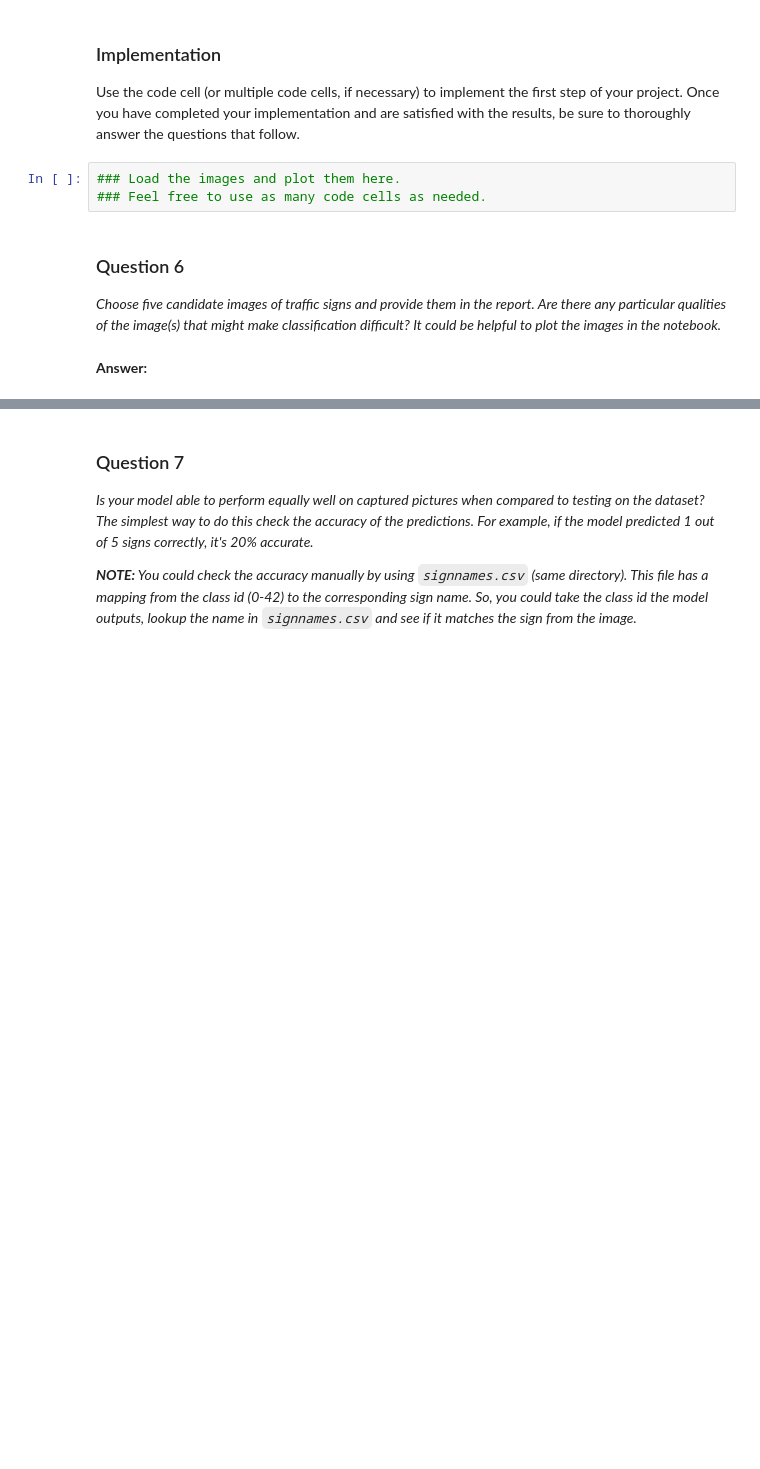
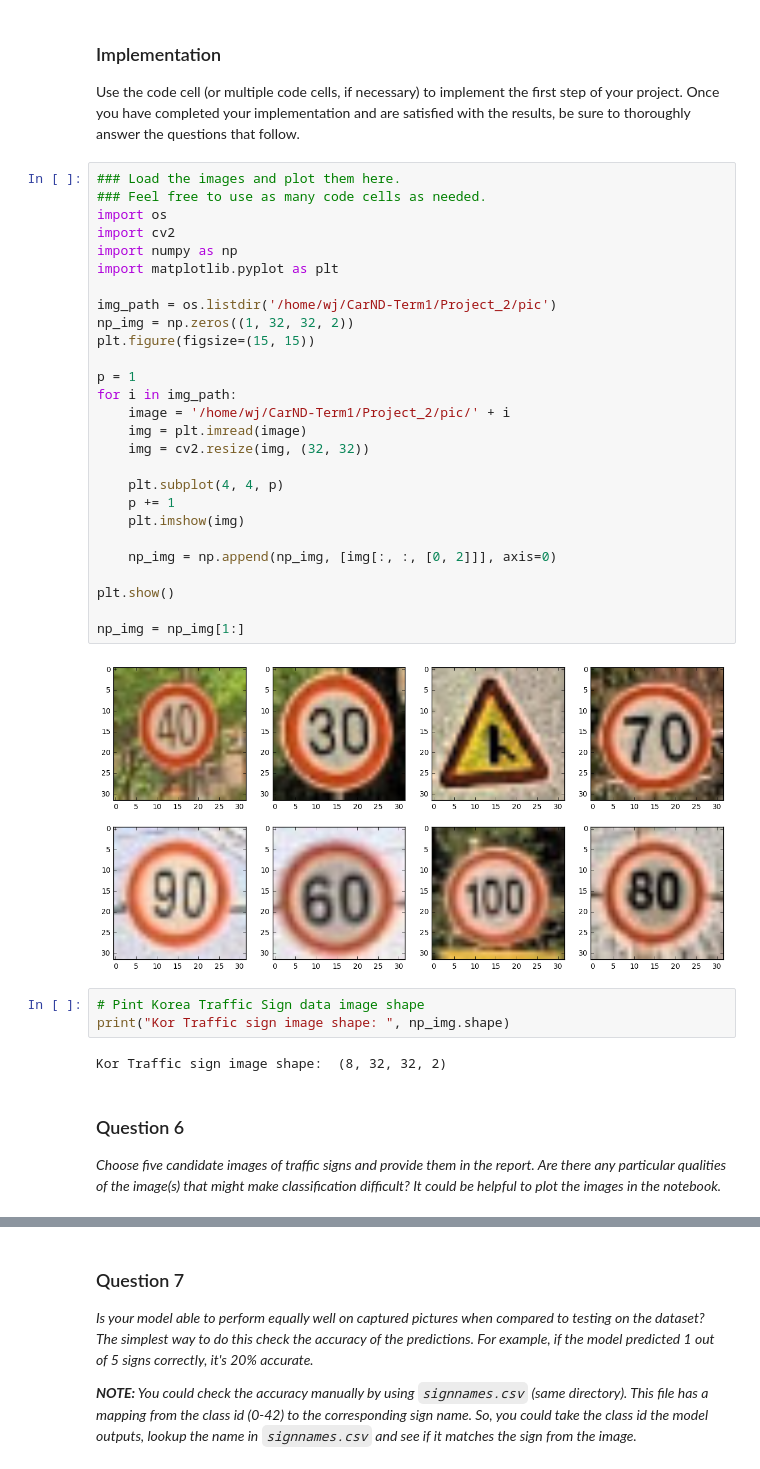
Before and after one commit to xmprise/CarND-Term1, a Jupyter notebook: Project_2/Traffic_Sign_Classifier.ipynb, the cells around one changed output, grey strips where cells are left out. Cells and saved outputs as stored; diff of their text form; blank space fills up the shorter version.

Commit message:
self addition data

```diff
--- a/Project_2/Traffic_Sign_Classifier.ipynb
+++ b/Project_2/Traffic_Sign_Classifier.ipynb
@@ -759,12 +758,41 @@ You may find `signnames.csv` useful as it contains mappings from the class id (i
 ### Implementation
 
 Use the code cell (or multiple code cells, if necessary) to implement the first step of your project. Once you have completed your implementation and are satisfied with the results, be sure to thoroughly answer the questions that follow.
-# %%
-### Load the images and plot them here.
-### Feel free to use as many code cells as needed.
+# %%
+### Load the images and plot them here.
+### Feel free to use as many code cells as needed.
+import os
+import cv2
+import numpy as np
+import matplotlib.pyplot as plt
+
+img_path = os.listdir('/home/wj/CarND-Term1/Project_2/pic')
+np_img = np.zeros((1, 32, 32, 2))
+plt.figure(figsize=(15, 15))
+
+p = 1
+for i in img_path:
+    image = '/home/wj/CarND-Term1/Project_2/pic/' + i
+    img = plt.imread(image)
+    img = cv2.resize(img, (32, 32))
+
+    plt.subplot(4, 4, p)
+    p += 1
+    plt.imshow(img)
+
+    np_img = np.append(np_img, [img[:, :, [0, 2]]], axis=0)
+
+plt.show()
+
+np_img = np_img[1:]
+# %% [output]
+[figure, added]
+# %%
+# Pint Korea Traffic Sign data image shape
+print("Kor Traffic sign image shape: ", np_img.shape)
+# %% [output]
+Kor Traffic sign image shape:  (8, 32, 32, 2)
 # %% [markdown]
 ### Question 6
 
 _Choose five candidate images of traffic signs and provide them in the report. Are there any particular qualities of the image(s) that might make classification difficult? It could be helpful to plot the images in the notebook._
-# %% [markdown]
-**Answer:**
```
Also changed, not shown: parts of 6 cells of this notebook, 10 other files.
